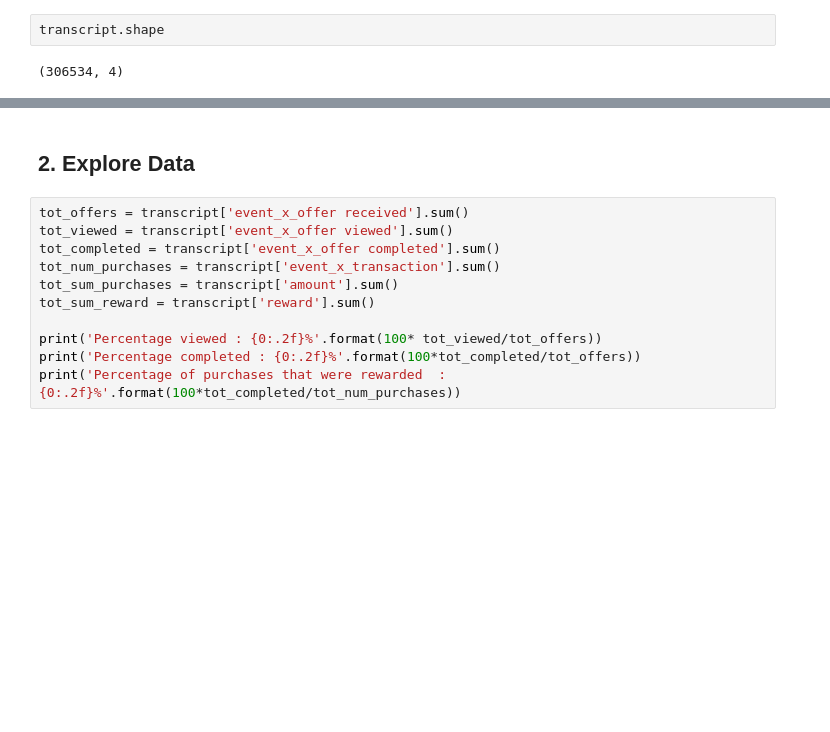
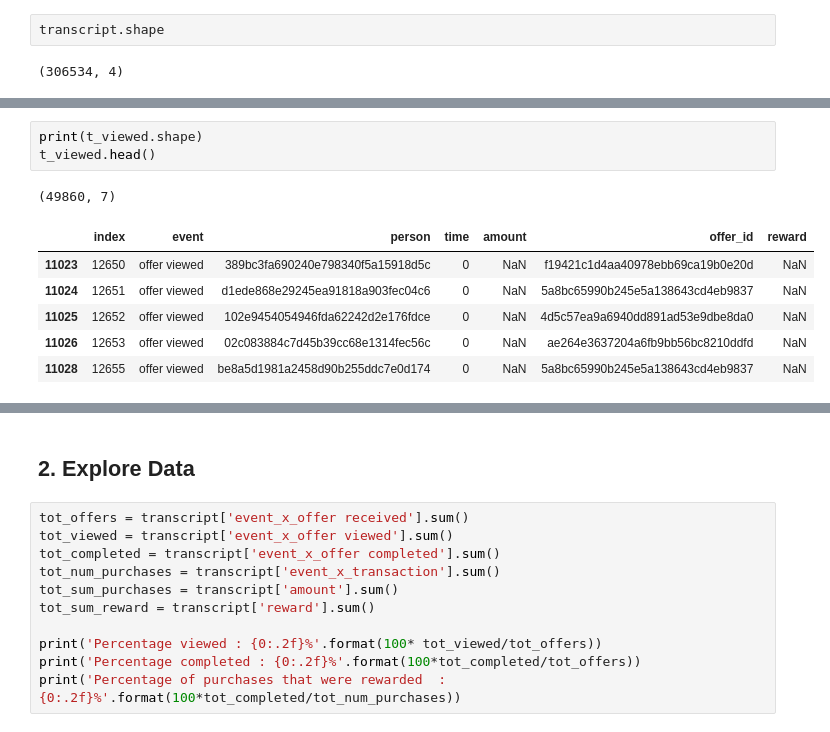
Before and after one commit to TomCanty/StarbucksCapstone, a Jupyter notebook: Starbucks_Capstone_notebook.ipynb, the cells around one changed output, grey strips where cells are left out. Drawn from its saved outputs; the diff is of its cells as text; blank space fills up the shorter version.

```diff
--- a/Starbucks_Capstone_notebook.ipynb
+++ b/Starbucks_Capstone_notebook.ipynb
@@ -207,0 +176,11 @@ viewed.head(3)
+# %%
+print(t_viewed.shape)
+t_viewed.head()
+# %% [output]
+(49860, 7)
+|  | index | event | person | time | amount | offer_id | reward |
+| 11023 | 12650 | offer viewed | 389bc3fa690240e798340f5a15918d5c | 0 | NaN | f19421c1d4aa40978ebb69ca19b0e20d | NaN |
+| 11024 | 12651 | offer viewed | d1ede868e29245ea91818a903fec04c6 | 0 | NaN | 5a8bc65990b245e5a138643cd4eb9837 | NaN |
+| 11025 | 12652 | offer viewed | 102e9454054946fda62242d2e176fdce | 0 | NaN | 4d5c57ea9a6940dd891ad53e9dbe8da0 | NaN |
+| 11026 | 12653 | offer viewed | 02c083884c7d45b39cc68e1314fec56c | 0 | NaN | ae264e3637204a6fb9bb56bc8210ddfd | NaN |
+| 11028 | 12655 | offer viewed | be8a5d1981a2458d90b255ddc7e0d174 | 0 | NaN | 5a8bc65990b245e5a138643cd4eb9837 | NaN |
```
Also changed, not shown: parts of 11 cells of this notebook.
